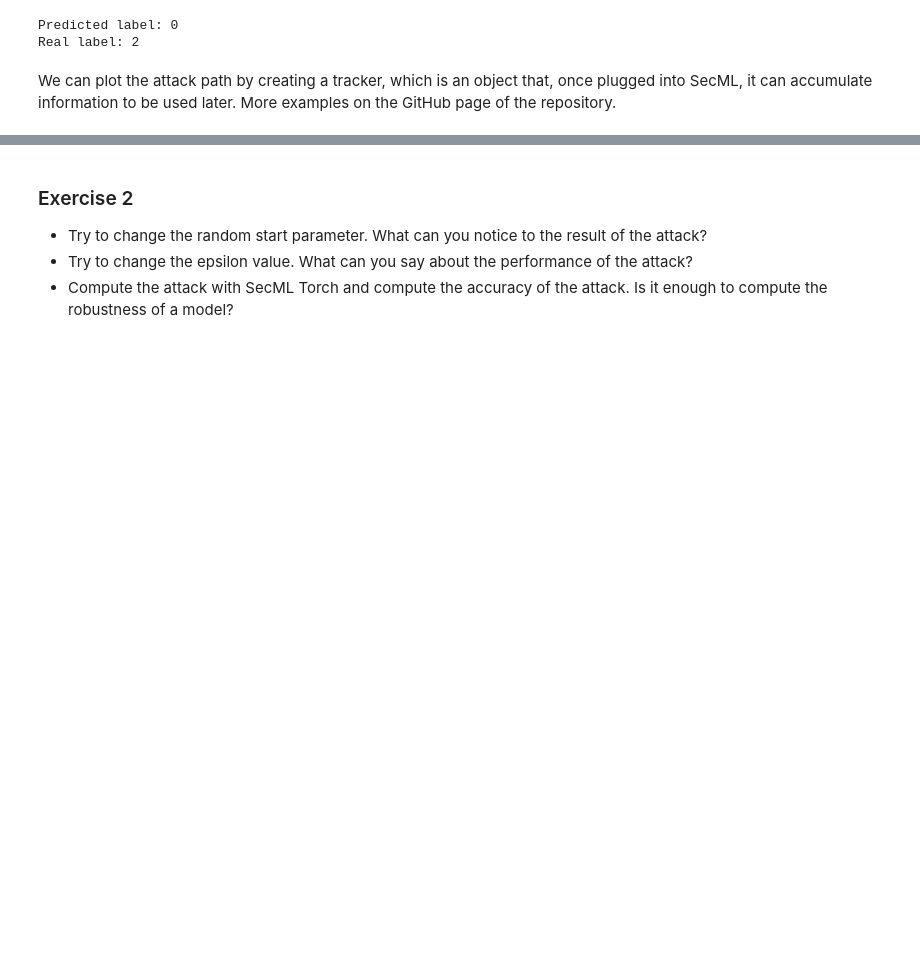
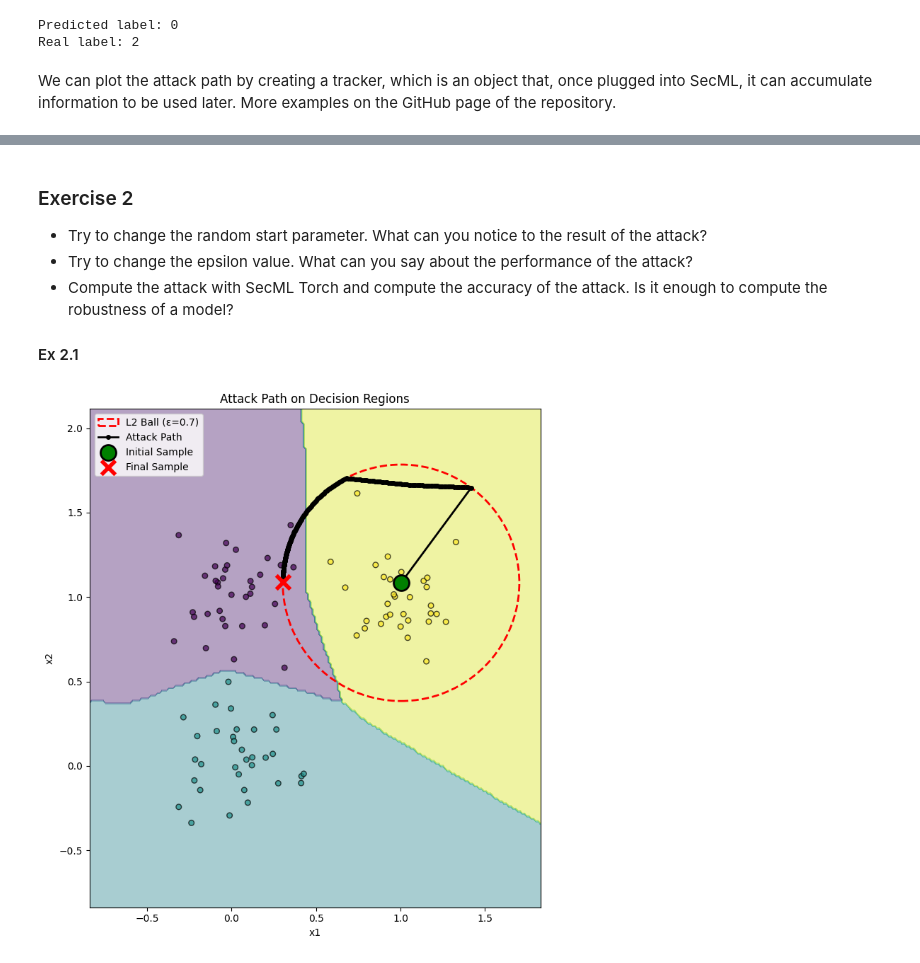
Before and after one commit to girofex/Trustworthy-AI-laboratories, a Jupyter notebook: Lab 01 - Evasion attacks.ipynb, the cells around one changed output, grey strips where cells are left out. Saved outputs shown, nothing was run; the diff lists cells and outputs as text; code cells hidden in the pictures; blank space fills up the shorter version.

```diff
--- a/Lab 01 - Evasion attacks.ipynb
+++ b/Lab 01 - Evasion attacks.ipynb
@@ -507,3 +531,25 @@ secmlt_plot_attack_path(secmlt_model.model, X_test, y_test, X_test[0,:], sample_
 * Try to change the random start parameter. What can you notice to the result of the attack?
 * Try to change the epsilon value. What can you say about the performance of the attack?
 * Compute the attack with SecML Torch and compute the accuracy of the attack. Is it enough to compute the robustness of a model?
+
+#### Ex 2.1
+# %%
+sample_tracker = Sample2DTracker()
+
+native_attack = PGD(
+    perturbation_model=perturbation_model,
+    epsilon=epsilon,
+    num_steps=num_iter,
+    step_size=alpha,
+    random_start=True,
+    y_target=None,
+    backend=Backends.NATIVE,
+    trackers=[sample_tracker],
+    ub=3,
+    lb=-3,
+)
+
+adv_dataloader = native_attack(secmlt_model, single_sample_loader)
+secmlt_plot_attack_path(secmlt_model.model, X_test, y_test, X_test[0,:], sample_tracker.get(), epsilon, title="Attack Path on Decision Regions")
+# %% [output]
+[figure, added]
```
Also changed, not shown: parts of 18 cells of this notebook.
